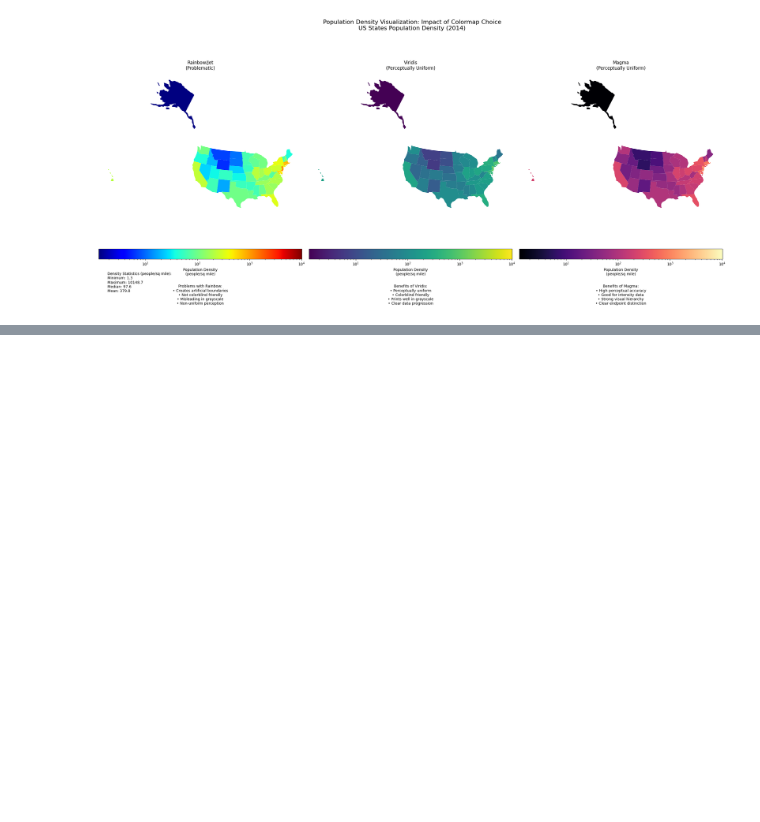
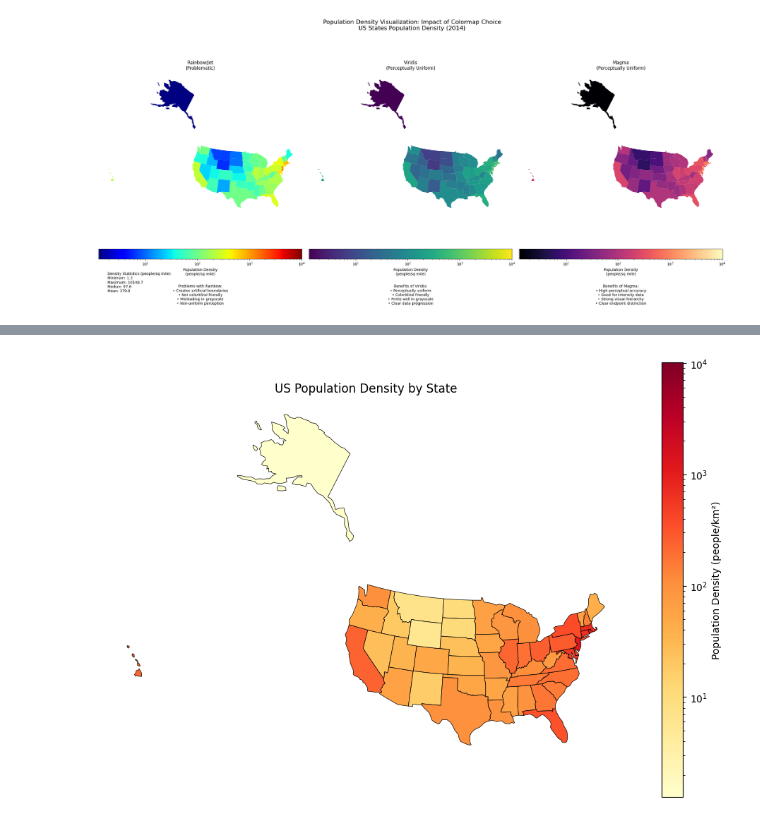
Before and after one commit to profliuhao/CSIT359, a Jupyter notebook: CSIT359_class9_color_notebook.ipynb, the cells around one changed output, grey strips where cells are left out. Cells and saved outputs as stored; diff of their text form; code cells hidden in the pictures; blank space fills up the shorter version.

```diff
--- a/CSIT359_class9_color_notebook.ipynb
+++ b/CSIT359_class9_color_notebook.ipynb
@@ -343,0 +422,37 @@ Downloading geographic data...
+# %%
+# Calculate population density
+
+# Project to Albers Equal Area projection
+merged_df = merged_df.to_crs('EPSG:5070')
+
+# Calculate density
+merged_df['area_sqmi'] = merged_df.geometry.area / 2589988.11
+merged_df['pop_density'] = merged_df['population'] / merged_df['area_sqmi']
+
+# Create custom color normalization
+norm = colors.________(
+    vmin=merged_df['pop_density'].min(),
+    vmax=merged_df['pop_density'].max()
+)
+
+# Solution: Normalize  # or LogNorm for logarithmic scale
+
+fig, ax = plt.subplots(1, 1, figsize=(12, 8))
+
+# Plot with custom normalization
+merged_df.plot(
+    column=________,
+    ax=ax,
+    cmap=________,
+    norm=________,
+    legend=True,
+    legend_kwds={'label': 'Population Density (people/km²)'},
+    edgecolor='black',
+    linewidth=0.5
+)
+
+ax.set_title('US Population Density by State')
+plt.axis('off')
+plt.show()
+# %% [output]
+[figure, added]
```
Also changed, not shown: parts of 9 cells of this notebook.
